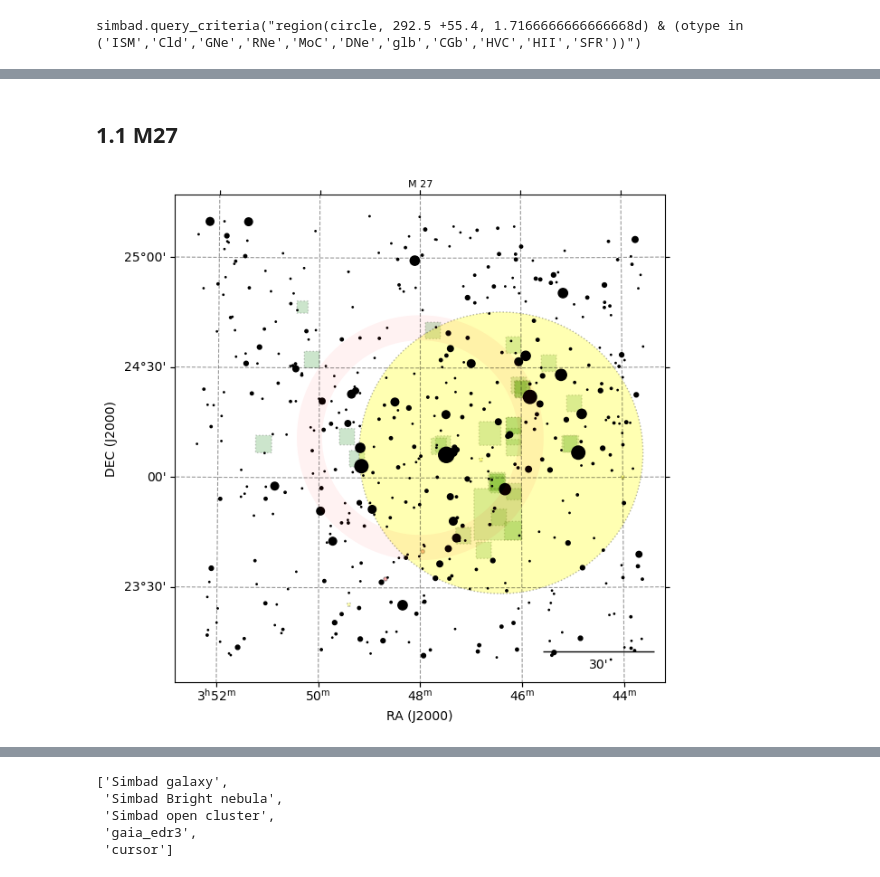
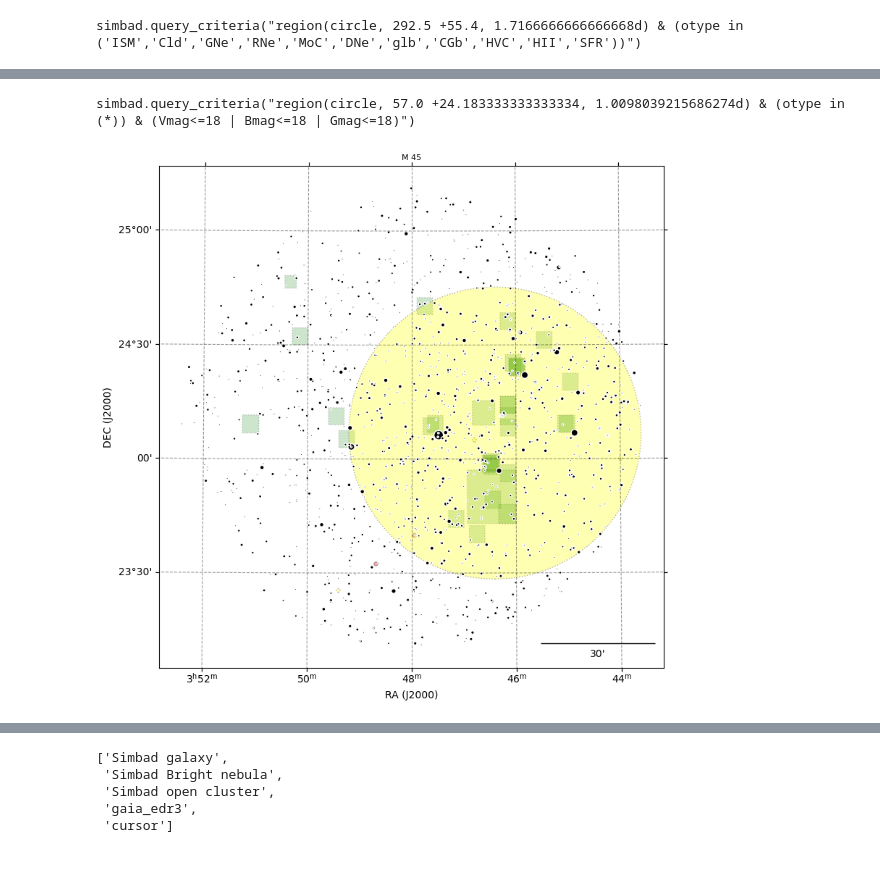
Before and after one commit to dtouzan/ciboulette, a Jupyter notebook: notebook/maps.ipynb, the cells around one changed output, grey strips where cells are left out. Saved outputs shown, nothing was run; the diff lists cells and outputs as text; code cells hidden in the pictures.

```diff
--- a/notebook/maps.ipynb
+++ b/notebook/maps.ipynb
@@ -277,14 +265,17 @@ m.cursor(60, style)
-# %% [markdown]
-## 1.1 M27 <a class="jp-toc-ignore"></a>
+# %%
+m.low
+m.stars()
+# %% [output]
+simbad.query_criteria("region(circle, 57.0 +24.183333333333334, 1.0098039215686274d) & (otype in (*)) & (Vmag<=18 | Bmag<=18 | Gmag<=18)")
 # %%
-fig = plt.figure(figsize=(7,7))
+fig = plt.figure(figsize=(9,9))
 ax = fig.add_subplot(111, projection=m.WCS)
-m.title = 'M 27'
+m.title = 'M 45'
 m.plot(ax)
-m.scalebar_minutes(ax, 30)
-m.labels_J2000(ax)
+m.minutes(ax, 30)
+m.J2000(ax)
 m.titlemap(ax)
 plt.show()
 # %% [output]
-[figure, old version]
+[figure, new version]
 # %%
```
Also changed, not shown: parts of 17 cells of this notebook, 3 other files.
